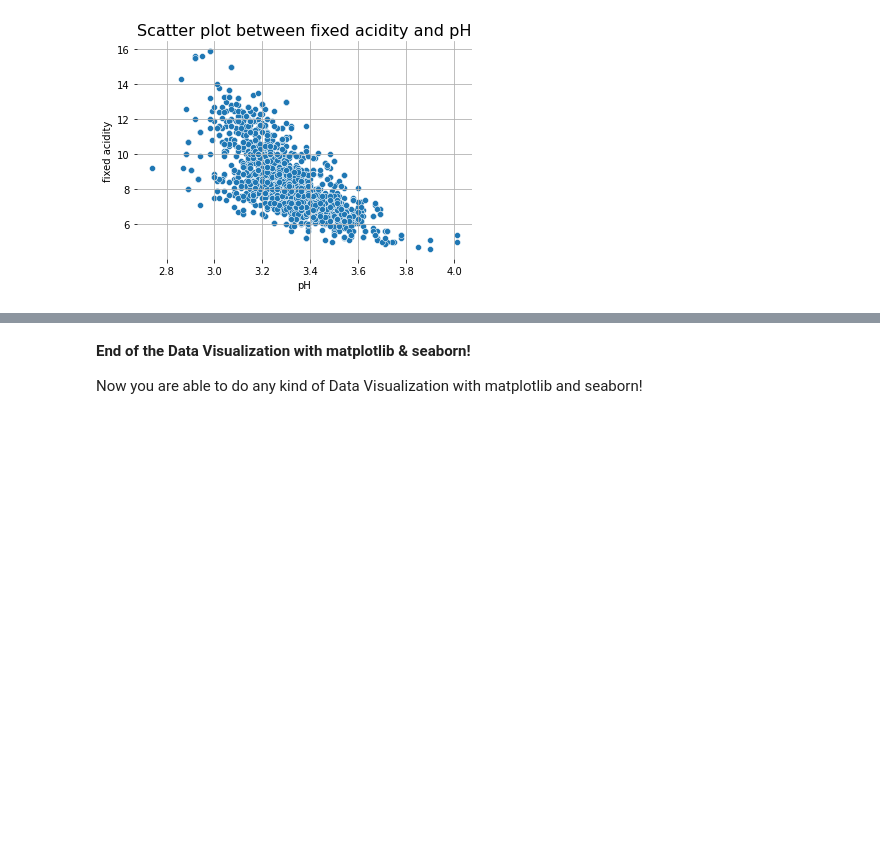
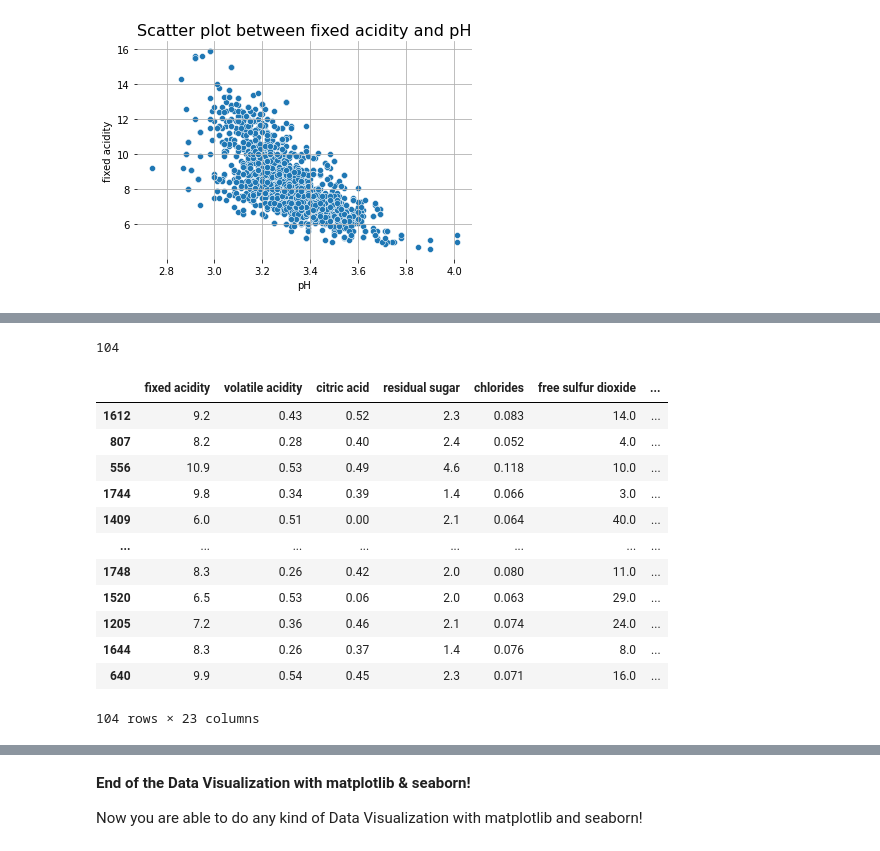
Before and after one commit to seanjerome/AcademyPublic, a Jupyter notebook: Copy_of_wine_quality.ipynb, the cells around one changed output, grey strips where cells are left out. Drawn from its saved outputs; the diff is of its cells as text; code cells hidden in the pictures; blank space fills up the shorter version.

```diff
--- a/Copy_of_wine_quality.ipynb
+++ b/Copy_of_wine_quality.ipynb
@@ -1229,0 +1266,30 @@ df = df.merge(randomf, how='inner', on='Random_Normal_feature1')
+# %%
+# Let's see if we have duplicated rows:
+feature_analyze_duplicates = ['fixed acidity', 'volatile acidity', 'citric acid', 'residual sugar',
+       'chlorides', 'free sulfur dioxide', 'total sulfur dioxide', 'density',
+       'pH', 'sulphates', 'alcohol', 'quality', 'citric_cat',
+       'fixed_acidity_cat', 'volatile_acidity_cat', 'pH2', 'acidity_other']
+len(train[train.duplicated(subset = feature_analyze_duplicates, keep=False)])
+# %% [output]
+104
+# %%
+# Let's see if we have duplicated rows:
+feature_analyze_duplicates = ['fixed acidity', 'volatile acidity', 'citric acid', 'residual sugar',
+       'chlorides', 'free sulfur dioxide', 'total sulfur dioxide', 'density',
+       'pH', 'sulphates', 'alcohol', 'quality', 'citric_cat',
+       'fixed_acidity_cat', 'volatile_acidity_cat', 'pH2', 'acidity_other']
+train[train.duplicated(subset = feature_analyze_duplicates, keep=False)]
+# %% [output]
+|  | fixed acidity | volatile acidity | citric acid | residual sugar | chlorides | free sulfur dioxide | ... |
+| 1612 | 9.2 | 0.43 | 0.52 | 2.3 | 0.083 | 14.0 | ... |
+| 807 | 8.2 | 0.28 | 0.40 | 2.4 | 0.052 | 4.0 | ... |
+| 556 | 10.9 | 0.53 | 0.49 | 4.6 | 0.118 | 10.0 | ... |
+| 1744 | 9.8 | 0.34 | 0.39 | 1.4 | 0.066 | 3.0 | ... |
+| 1409 | 6.0 | 0.51 | 0.00 | 2.1 | 0.064 | 40.0 | ... |
+| ... | ... | ... | ... | ... | ... | ... | ... |
+| 1748 | 8.3 | 0.26 | 0.42 | 2.0 | 0.080 | 11.0 | ... |
+| 1520 | 6.5 | 0.53 | 0.06 | 2.0 | 0.063 | 29.0 | ... |
+| 1205 | 7.2 | 0.36 | 0.46 | 2.1 | 0.074 | 24.0 | ... |
+| 1644 | 8.3 | 0.26 | 0.37 | 1.4 | 0.076 | 8.0 | ... |
+| 640 | 9.9 | 0.54 | 0.45 | 2.3 | 0.071 | 16.0 | ... |
+104 rows × 23 columns
```
Also changed, not shown: parts of 14 cells of this notebook.
